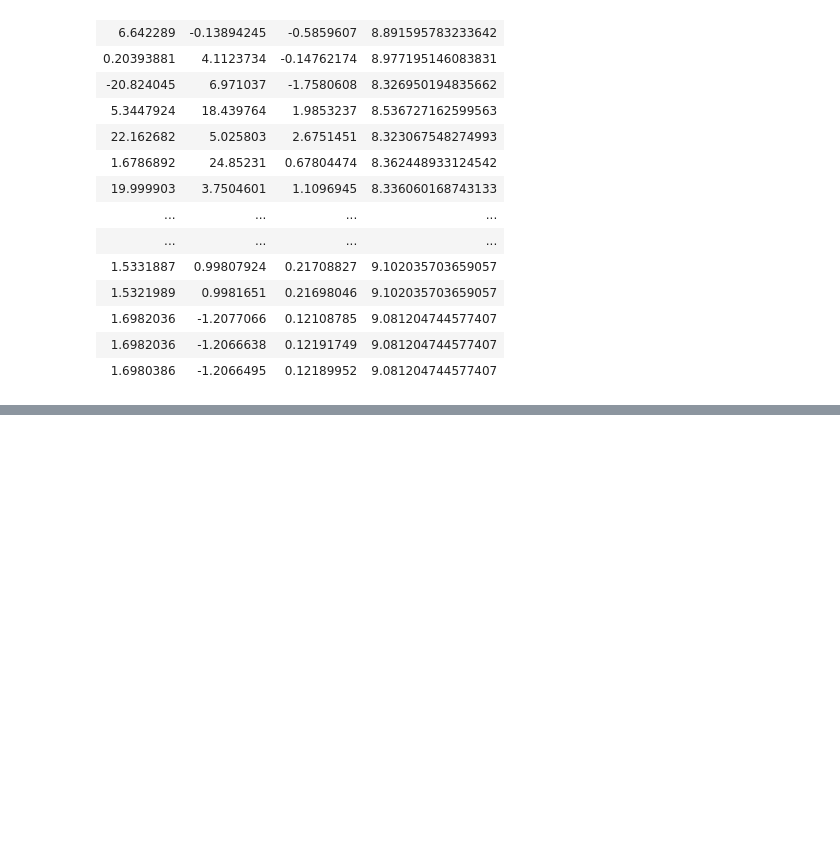
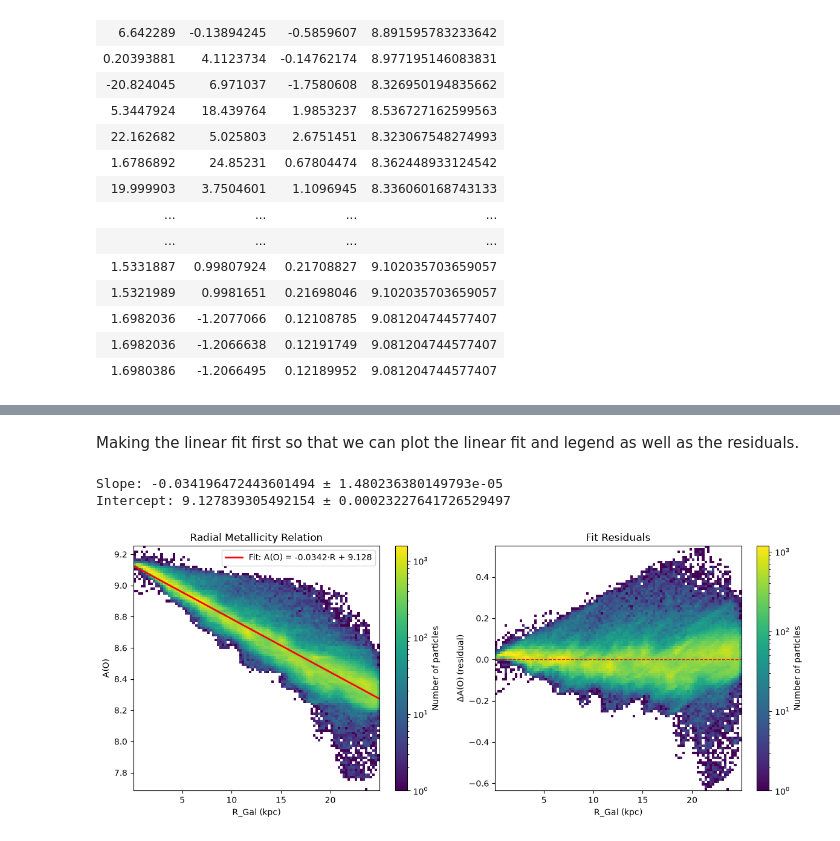
Before and after one commit to alannahfav/astro_comp_assignment2, a Jupyter notebook: Task3-Metallicity.ipynb, the cells around one changed output, grey strips where cells are left out. Drawn from its saved outputs; the diff is of its cells as text; code cells hidden in the pictures; blank space fills up the shorter version.

Commit message:
Making graph and commenting on the line fitting

```diff
--- a/Task3-Metallicity.ipynb
+++ b/Task3-Metallicity.ipynb
@@ -30,4 +30,4 @@ import numpy as np
 # %%
 #making the Rgal values
 
-R_gal = np.sqrt
+R_gal = np.sqrt(data['x']**2 + data['y']**2)
@@ -33,0 +38,2 @@ R_gal = np.sqrt
+# %% [markdown]
+Making the linear fit first so that we can plot the linear fit and legend as well as the residuals.
@@ -33,0 +44,17 @@ R_gal = np.sqrt
+# %%
+fit = linregress(R_gal, data['A_O'])
+
+slope = fit.slope
+intercept = fit.intercept
+slope_std = fit.stderr
+intercept_std = fit.intercept_stderr
+
+print(f"Slope: {slope} ± {slope_std}")
+print(f"Intercept: {intercept} ± {intercept_std}")
+# %% [output]
+Slope: -0.034196472443601494 ± 1.480236380149793e-05
+Intercept: 9.127839305492154 ± 0.00023227641726529497
+# %%
+#computing residuals for panel b
+predicted_AO = slope * R_gal + intercept
+residuals = data['A_O'] - predicted_AO
@@ -33,0 +64,31 @@ R_gal = np.sqrt
+# %%
+fig,axes = plt.subplots(1,2, figsize = (12, 5))
+
+#panel a - Rgal vs AO
+h = axes[0].hist2d(R_gal, data['A_O'], bins=100, norm=matplotlib.colors.LogNorm(), cmap='viridis')
+fig.colorbar(h[3], ax=axes[0], label='Number of particles')
+
+# overlay the fit line
+r_line = np.linspace(R_gal.min(), R_gal.max(), 100)
+fit_line = slope * r_line + intercept
+axes[0].plot(r_line, fit_line, color='red', linewidth=2,
+             label=f'Fit: A(O) = {slope:.4f}·R + {intercept:.3f}')
+
+axes[0].set_xlabel('R_Gal (kpc)')
+axes[0].set_ylabel('A(O)')
+axes[0].set_title('Radial Metallicity Relation')
+axes[0].legend()
+
+# Panel (b)- Residuals
+h2 = axes[1].hist2d(R_gal, residuals, bins=100, norm=matplotlib.colors.LogNorm(), cmap='viridis')
+fig.colorbar(h2[3], ax=axes[1], label='Number of particles')
+axes[1].axhline(0, color='red', linestyle='--', linewidth=1)
+axes[1].set_xlabel('R_Gal (kpc)')
+axes[1].set_ylabel('ΔA(O) (residual)')
+axes[1].set_title('Fit Residuals')
+
+plt.tight_layout()
+plt.savefig('figures/task3_metallicity_gradient.png', dpi=150)
+plt.show()
+# %% [output]
+[figure, added]
```
Also changed, not shown: parts of 4 cells of this notebook.
